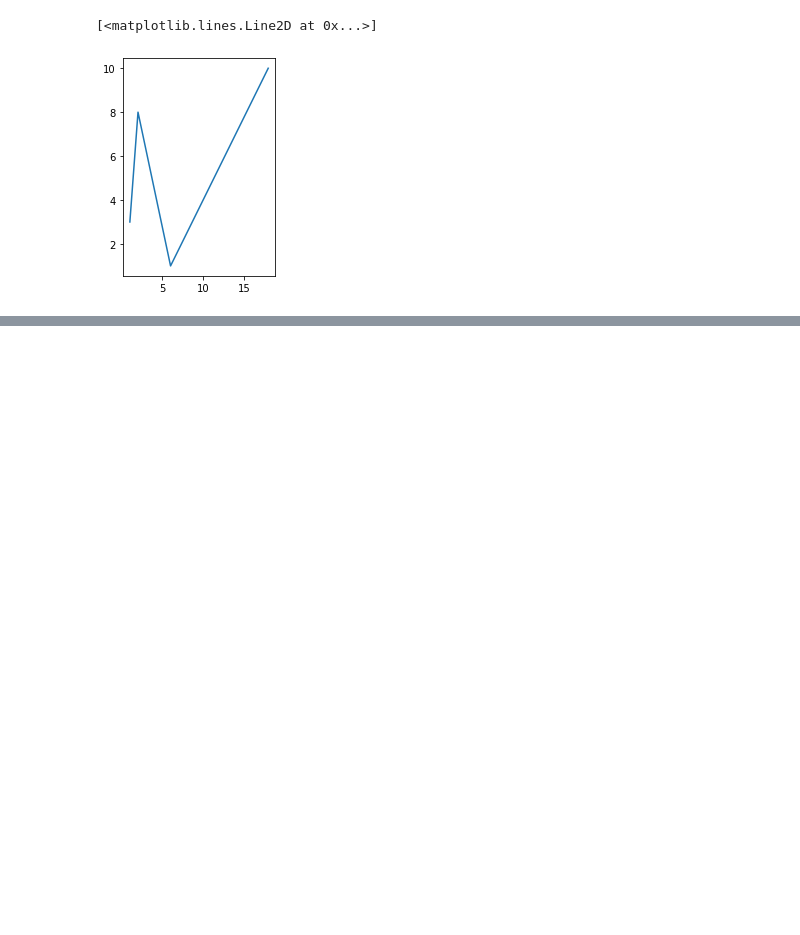
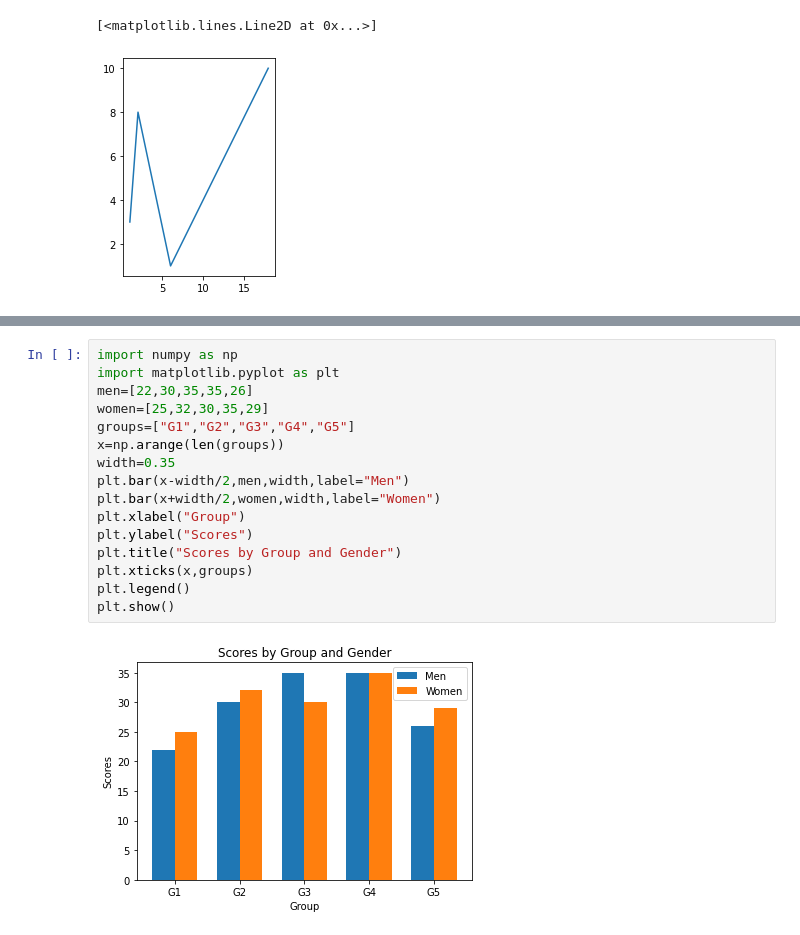
Before and after one commit to minhaj480/Python, a Jupyter notebook: minhaj/Minhaj2.ipynb, the cells around one changed output, grey strips where cells are left out. Saved outputs shown, nothing was run; the diff lists cells and outputs as text; blank space fills up the shorter version.

```diff
--- a/minhaj/Minhaj2.ipynb
+++ b/minhaj/Minhaj2.ipynb
@@ -120,0 +135,18 @@ plt.plot(x,y)
+# %%
+import numpy as np
+import matplotlib.pyplot as plt
+men=[22,30,35,35,26]
+women=[25,32,30,35,29]
+groups=["G1","G2","G3","G4","G5"]
+x=np.arange(len(groups))
+width=0.35
+plt.bar(x-width/2,men,width,label="Men")
+plt.bar(x+width/2,women,width,label="Women")
+plt.xlabel("Group")
+plt.ylabel("Scores")
+plt.title("Scores by Group and Gender")
+plt.xticks(x,groups)
+plt.legend()
+plt.show()
+# %% [output]
+[figure, added]
```
Also changed, not shown: parts of 3 cells of this notebook.
